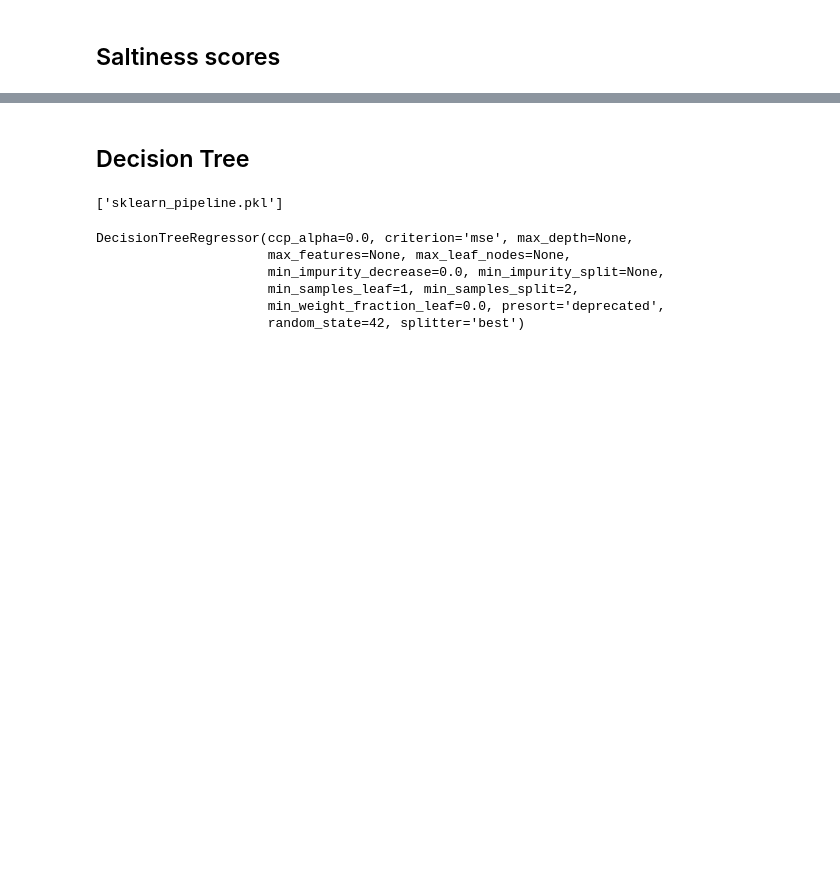
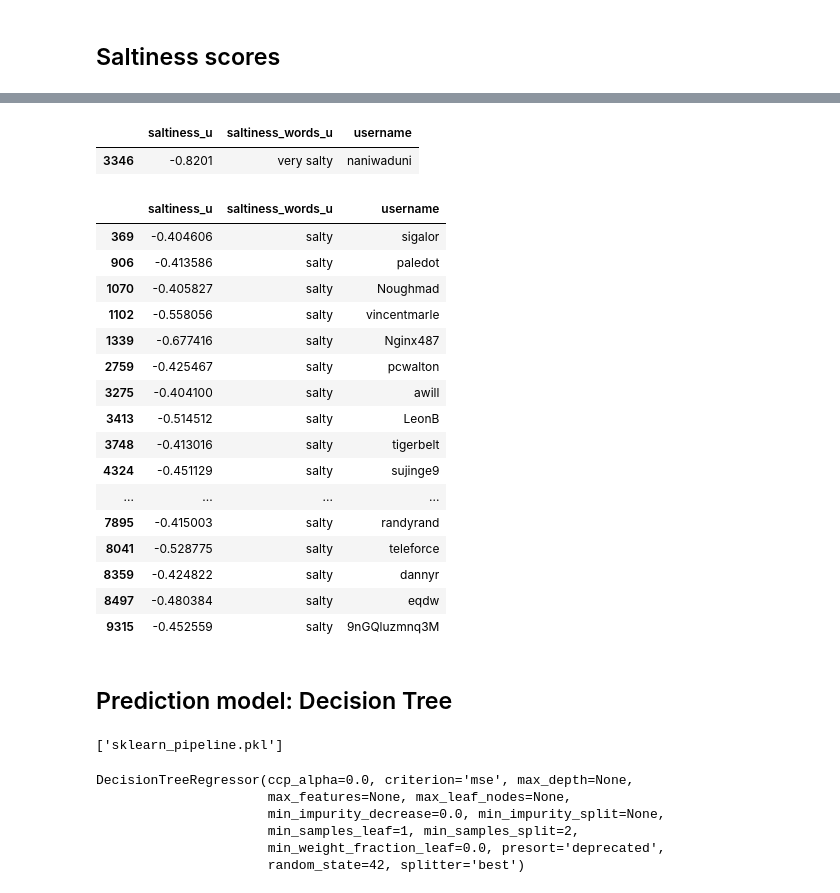
Before and after one commit to sberniz/DS, a Jupyter notebook: ML/analysis/final_sentinews.ipynb, the cells around one changed output, grey strips where cells are left out. Drawn from its saved outputs; the diff is of its cells as text; code cells hidden in the pictures; blank space fills up the shorter version.

```diff
--- a/ML/analysis/final_sentinews.ipynb
+++ b/ML/analysis/final_sentinews.ipynb
@@ -77,7 +77,7 @@ True
 # %%
 # Reading data (I'm using sample data from 2014-2017)
 
-df = pd.read_csv('../sh_data.csv', nrows=10000)
+df = pd.read_csv('sh_data.csv', nrows=10000)
 # %%
 # Data pre-process function
 
@@ -163,9 +163,9 @@ user["saltiness_u"] = user.saltiness_c.apply(lambda x: np.array(x).mean())
 def get_salt_words(number):
     if number < -0.7:
         return "very salty"
-    if -0.4 <= number > -0.7:
+    if  -0.7 < number <= -0.4:
         return "salty"
-    if 0 <= number > -0.4:
+    if -0.4 < number < 0:
         return "critic"
     if 0.5 <= number:
         return "happy user"
@@ -174,27 +174,28 @@ def get_salt_words(number):
 
 user["saltiness_words_u"] = user.saltiness_u.apply(lambda x: get_salt_words(x))
 
-# don't need Saltiness commments anymre
+# Don't need Saltiness commments anymre
 user = user.drop('saltiness_c', axis=1)
 user = user.drop_duplicates(subset=['username'], keep='last')
 #user.to_csv("users.csv")
 
-# salty trolls
+# Salty trolls
 salty_tolls = user[user['saltiness_words_u'] == 'very salty']
 
-# who are they?
+# Who are they?
 salty_tolls
 
 
 df = pd.merge(df, user, on="username")
 
-# Dividing users into groups by saltiness
+# Dividing comments into groups by saltiness
+
 def get_salt_words_for_comments(number):
     if number < -0.7:
         return "mad"
-    if -0.4 <= number > -0.7:
+    if  -0.7 < number <= -0.4:
         return "annoyed"
-    if 0 <= number > -0.4:
+    if -0.4 < number < 0:
         return "critical"
     if 0.5 <= number:
         return "happy comment"
@@ -214,5 +206,32 @@ df.head()
+# %%
+salty_tolls
+# %% [output]
+|  | saltiness_u | saltiness_words_u | username |
+| 3346 | -0.8201 | very salty | naniwaduni |
+# %%
+salties = user[user['saltiness_words_u'] == 'salty']
+# %%
+salties
+# %% [output]
+|  | saltiness_u | saltiness_words_u | username |
+| 369 | -0.404606 | salty | sigalor |
+| 906 | -0.413586 | salty | paledot |
+| 1070 | -0.405827 | salty | Noughmad |
+| 1102 | -0.558056 | salty | vincentmarle |
+| 1339 | -0.677416 | salty | Nginx487 |
+| 2759 | -0.425467 | salty | pcwalton |
+| 3275 | -0.404100 | salty | awill |
+| 3413 | -0.514512 | salty | LeonB |
+| 3748 | -0.413016 | salty | tigerbelt |
+| 4324 | -0.451129 | salty | sujinge9 |
+| ... | ... | ... | ... |
+| 7895 | -0.415003 | salty | randyrand |
+| 8041 | -0.528775 | salty | teleforce |
+| 8359 | -0.424822 | salty | dannyr |
+| 8497 | -0.480384 | salty | eqdw |
+| 9315 | -0.452559 | salty | 9nGQluzmnq3M |
 # %% [markdown]
-## Decision Tree
+## Prediction model: Decision Tree
 # %%
 # Making a pipeline
 
```
Also changed, not shown: parts of 13 cells of this notebook, 4 other files.
